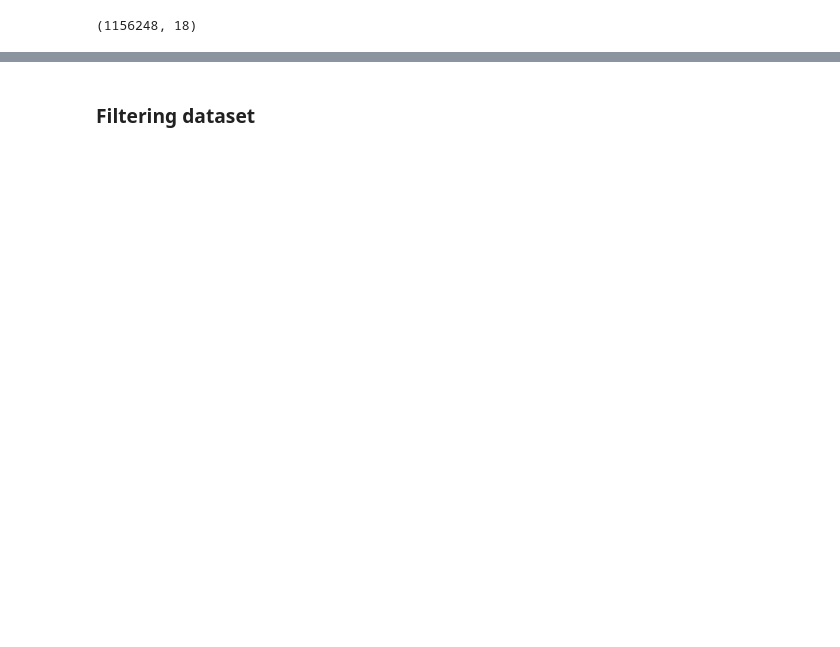
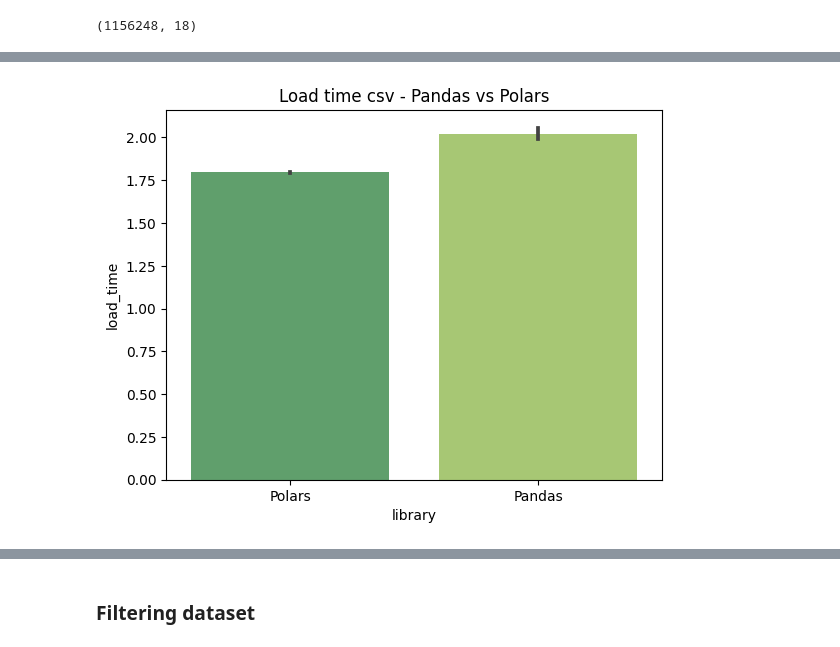
Before and after one commit to Vellyanova/eda_and_dev_tools, a Jupyter notebook: EDA_online_shoppers.ipynb, the cells around one changed output, grey strips where cells are left out. Saved outputs shown, nothing was run; the diff lists cells and outputs as text; code cells hidden in the pictures; blank space fills up the shorter version.

```diff
--- a/EDA_online_shoppers.ipynb
+++ b/EDA_online_shoppers.ipynb
@@ -1138,0 +1209,6 @@ Pandas slower than Polars
+# %%
+sns.barplot(x='library', y ='load_time', data = df_itog, palette = 'summer')
+plt.title('Load time csv - Pandas vs Polars')
+plt.show();
+# %% [output]
+[figure, added]
```
Also changed, not shown: parts of 56 cells of this notebook.
